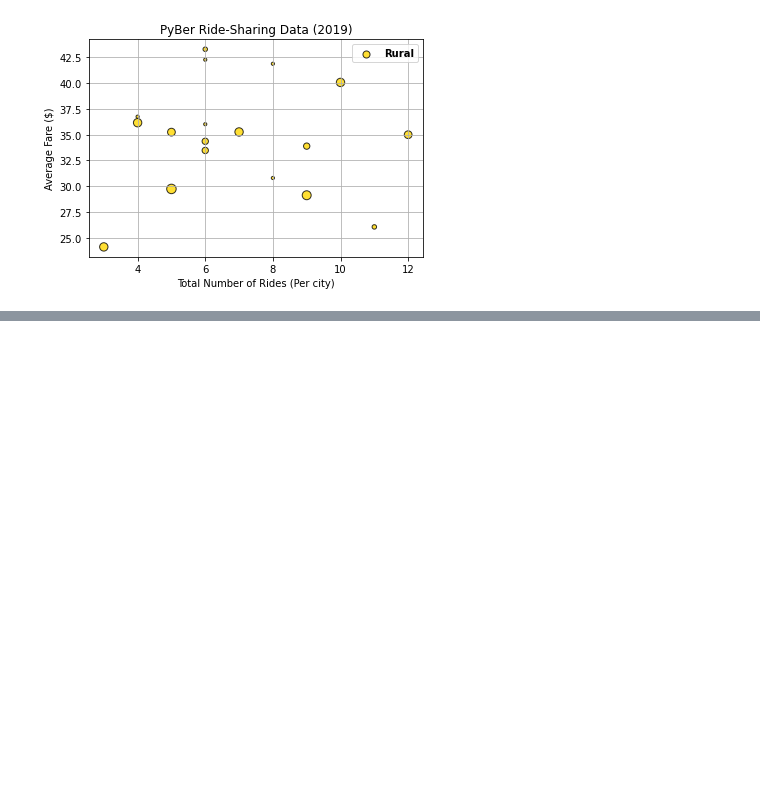
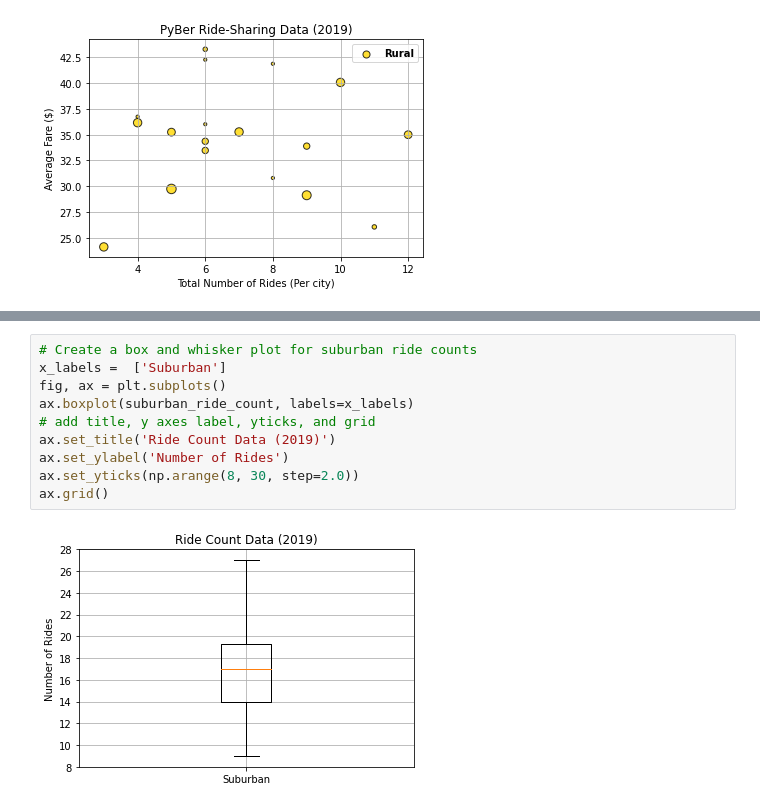
Before and after one commit to MDaily7/PyBer_Analysis, a Jupyter notebook: Pyber.ipynb, the cells around one changed output, grey strips where cells are left out. Saved outputs shown, nothing was run; the diff lists cells and outputs as text; blank space fills up the shorter version.

```diff
--- a/Pyber.ipynb
+++ b/Pyber.ipynb
@@ -182,0 +310,12 @@ plt.savefig()
+# %%
+# Create a box and whisker plot for suburban ride counts
+x_labels =  ['Suburban']
+fig, ax = plt.subplots()
+ax.boxplot(suburban_ride_count, labels=x_labels)
+# add title, y axes label, yticks, and grid
+ax.set_title('Ride Count Data (2019)')
+ax.set_ylabel('Number of Rides')
+ax.set_yticks(np.arange(8, 30, step=2.0))
+ax.grid()
+# %% [output]
+[figure, added]
```
Also changed, not shown: parts of 22 cells of this notebook, 3 other files.
